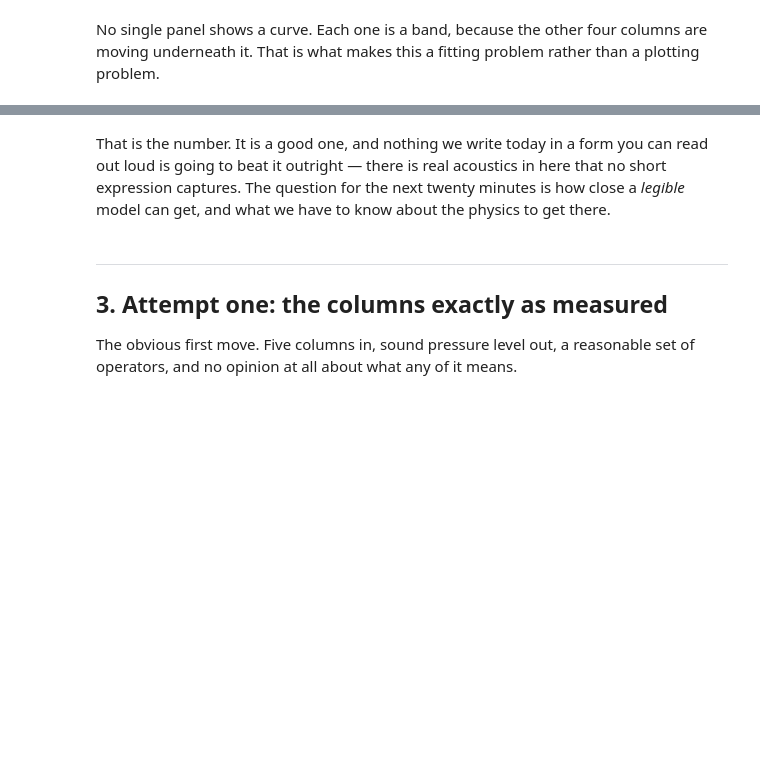
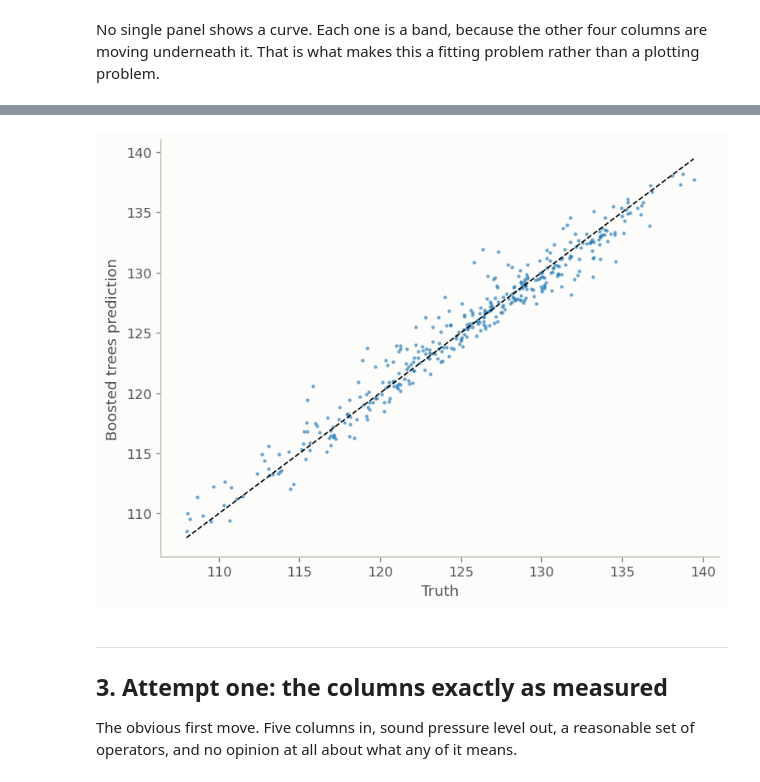
Before and after one commit to ibrahim775/sr_tutorial_material, a Jupyter notebook: 02_hands_on/02_airfoil_self_noise.ipynb, the cells around one changed output, grey strips where cells are left out. Saved outputs shown, nothing was run; the diff lists cells and outputs as text; code cells hidden in the pictures; blank space fills up the shorter version.

```diff
--- a/02_hands_on/02_airfoil_self_noise.ipynb
+++ b/02_hands_on/02_airfoil_self_noise.ipynb
@@ -107,8 +130,14 @@ print(f"400 boosted trees:   held-out R^2 = {BASELINE:.3f}")
-# %% [markdown]
-That is the number. It is a good one, and nothing we write today in a form you can read out
-loud is going to beat it outright — there is real acoustics in here that no short expression
-captures. The question for the next twenty minutes is how close a *legible* model can get, and
-what we have to know about the physics to get there.
+# %%
+import matplotlib.pyplot as plt
+fig, ax = plt.subplots()
+ax.scatter(y[test], trees.predict(X_all[test]), s=3, alpha=0.5)
+lims = [y[test].min(), y[test].max()]
+ax.plot(lims, lims, color="k", ls="--", lw=1)
+ax.set_xlabel("Truth")
+ax.set_ylabel("Boosted trees prediction")
+ax.grid(False)
+# %% [output]
+[figure, added]
 # %% [markdown]
 ---
 
```
Also changed, not shown: parts of 34 cells of this notebook, 10 other files.
